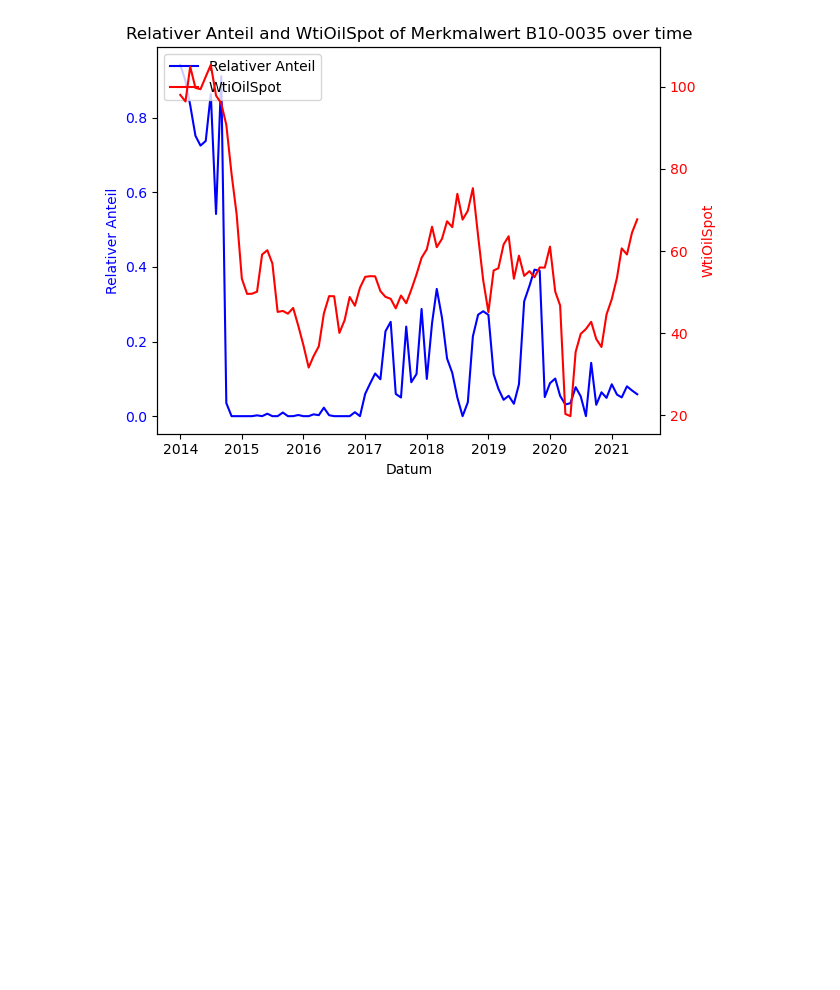
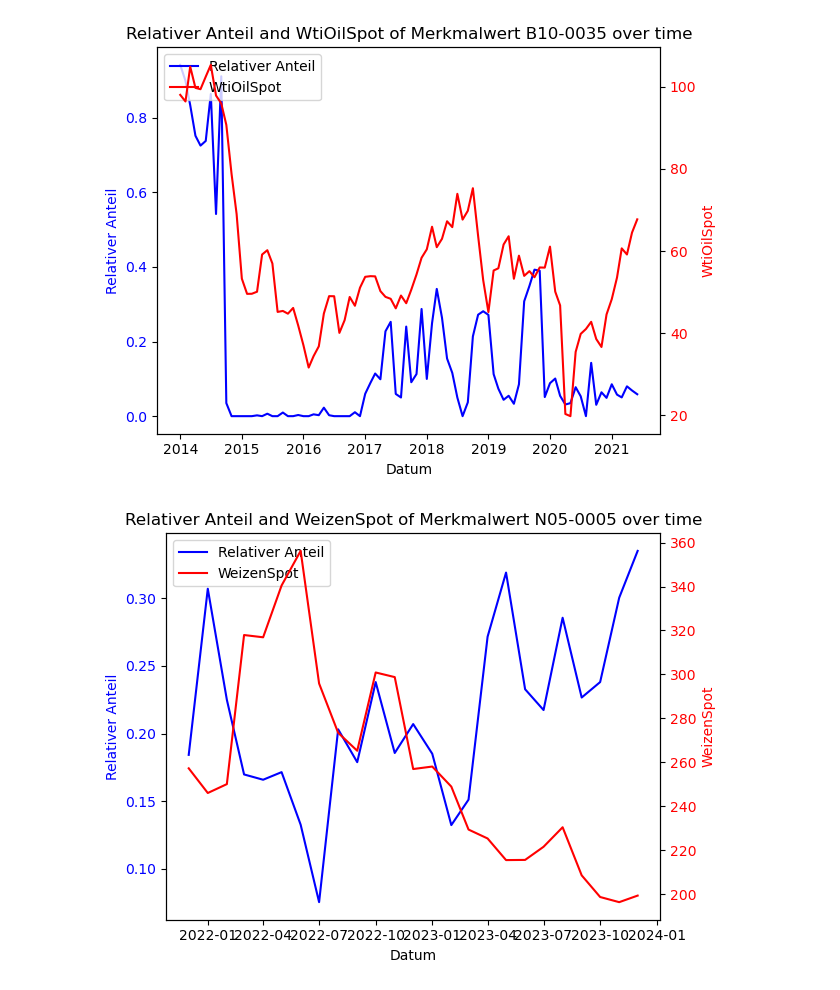
Before and after one commit to realreul/ML-with-CLAAS, a Jupyter notebook: Production/correlation.ipynb, the cells around one changed output. Drawn from its saved outputs; the diff is of its cells as text; code cells hidden in the pictures; blank space fills up the shorter version.

```diff
--- a/Production/correlation.ipynb
+++ b/Production/correlation.ipynb
@@ -396,3 +365,7 @@ Name: Correlation, dtype: float64
 plot_merkmalwert_with_extern(df=df, merkmalwert='B10-0035', y2_col='WtiOilSpot')
 # %% [output]
 [figure]
+# %%
+plot_merkmalwert_with_extern(df=df, merkmalwert='N05-0005', y2_col='WeizenSpot')
+# %% [output]
+[figure, added]
```
Also changed, not shown: parts of 17 cells of this notebook.
